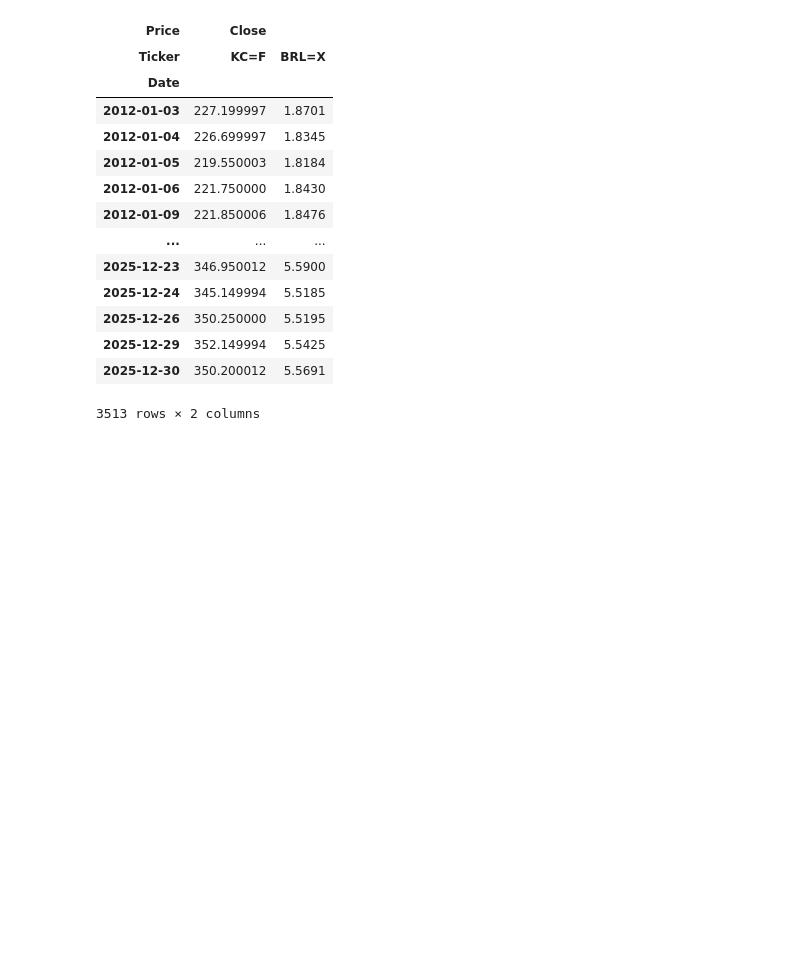
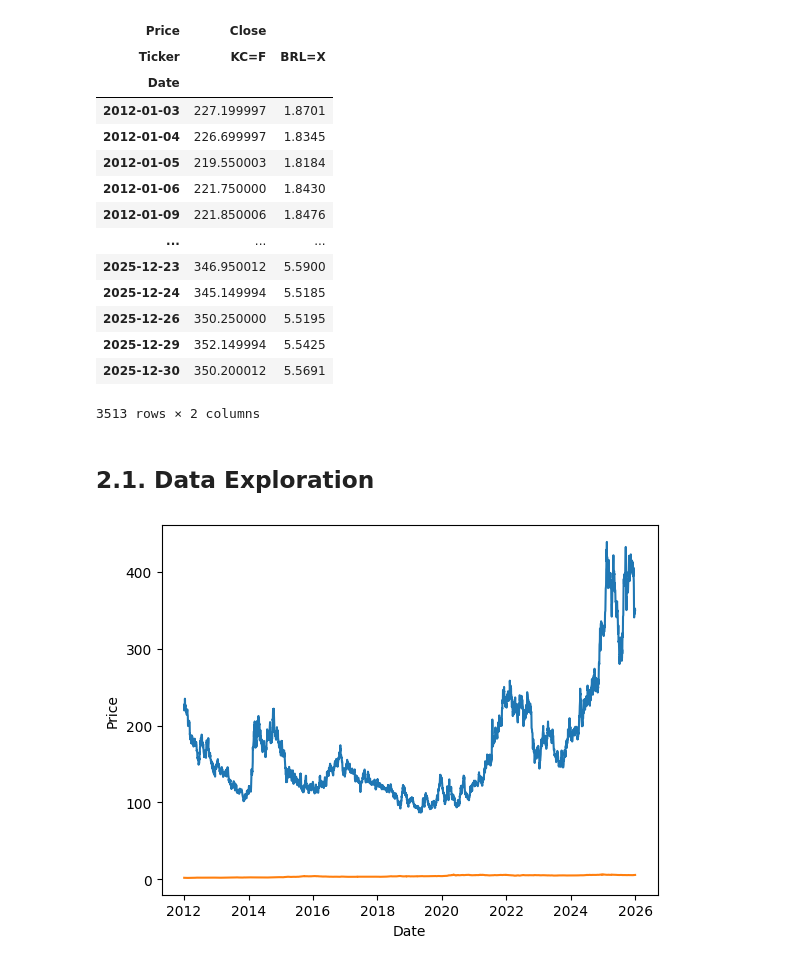
Before and after one commit to eulergomees/lstm_coffee_price, a Jupyter notebook: lstm_coffee_price.ipynb, the cells around one changed output. Saved outputs shown, nothing was run; the diff lists cells and outputs as text; code cells hidden in the pictures; blank space fills up the shorter version.

Commit message:
feat: data exploration graphs

```diff
--- a/lstm_coffee_price.ipynb
+++ b/lstm_coffee_price.ipynb
@@ -114,3 +111,12 @@ df
 | 2025-12-29 | 352.149994 | 5.5425 |
 | 2025-12-30 | 350.200012 | 5.5691 |
 3513 rows × 2 columns
+# %% [markdown]
+## 2.1. Data Exploration
+# %%
+plt.plot(df)
+plt.xlabel('Date')
+plt.ylabel('Price')
+plt.show()
+# %% [output]
+[figure, added]
```
Also changed, not shown: parts of 3 cells of this notebook.
